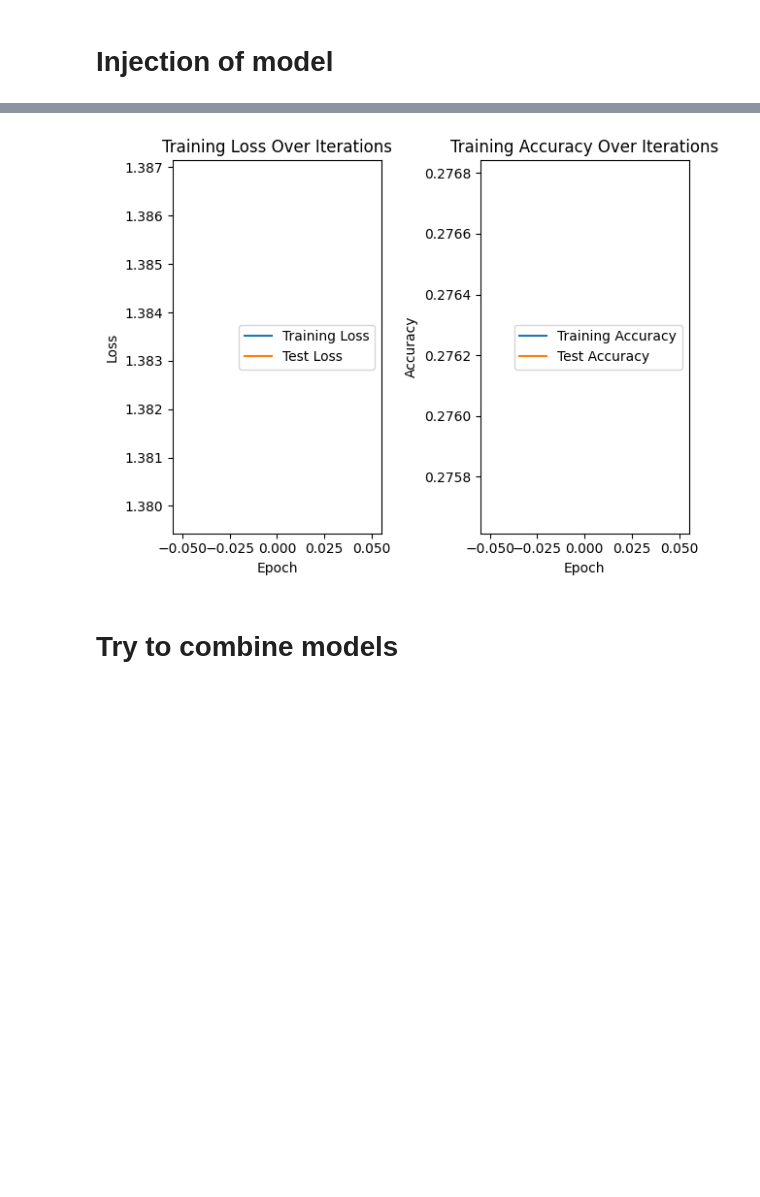
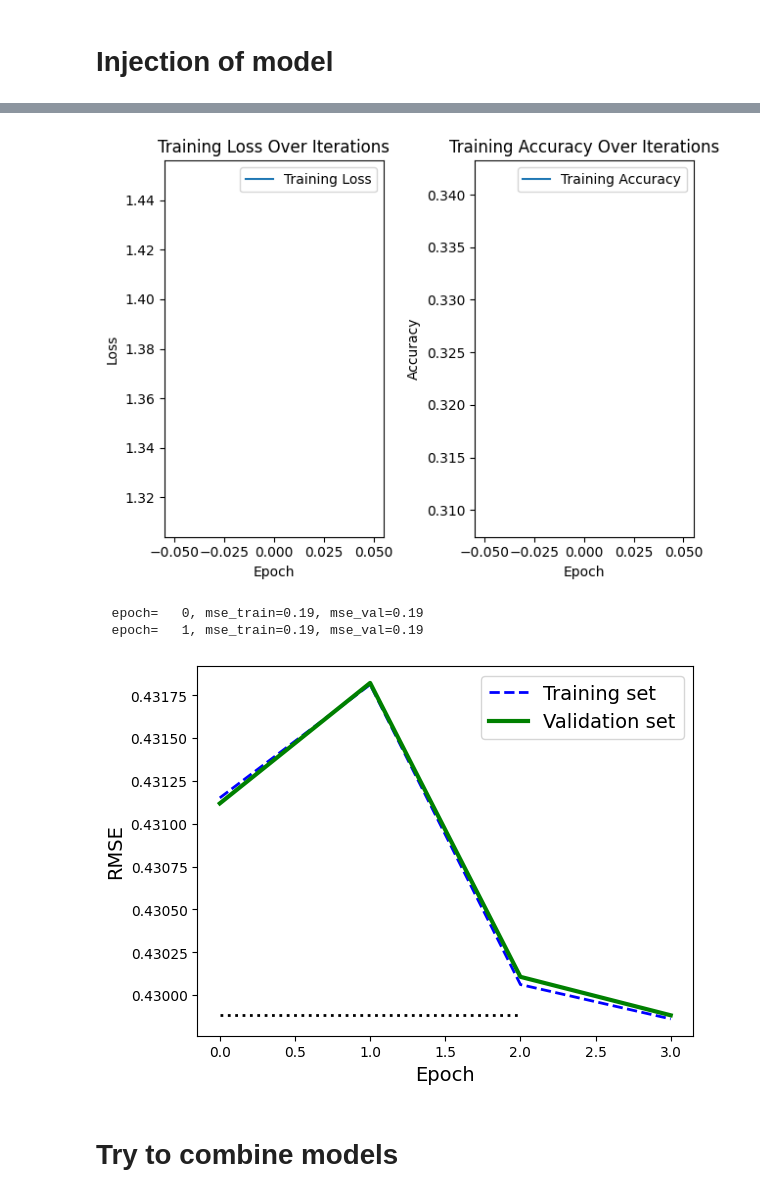
Before and after one commit to BjarkeKarlsen/mal12, a Jupyter notebook: O4/O4.ipynb, the cells around one changed output, grey strips where cells are left out. Drawn from its saved outputs; the diff is of its cells as text; code cells hidden in the pictures; blank space fills up the shorter version.

```diff
--- a/O4/O4.ipynb
+++ b/O4/O4.ipynb
@@ -376,3 +392,3 @@ def train_and_evaluate_model(createModel, X_train, y_train, X_test, y_test):
 # %%
-train_and_evaluate_model(createModel, X_train, y_train, X_test, y_test)
+train_and_evaluate_model(createModel, X_train, y_train, X_test, y_test, folds=2, n_epochs=2)
 # %% [output]
@@ -385,4 +406,7 @@ Average scores for all folds:
-[figure, old version]
+[figure, new version]
+  epoch=   0, mse_train=0.19, mse_val=0.19
+  epoch=   1, mse_train=0.19, mse_val=0.19
+[figure, added]
 # %% [markdown]
 # Try to combine models
 # %%
```
Also changed, not shown: parts of 3 cells of this notebook.
